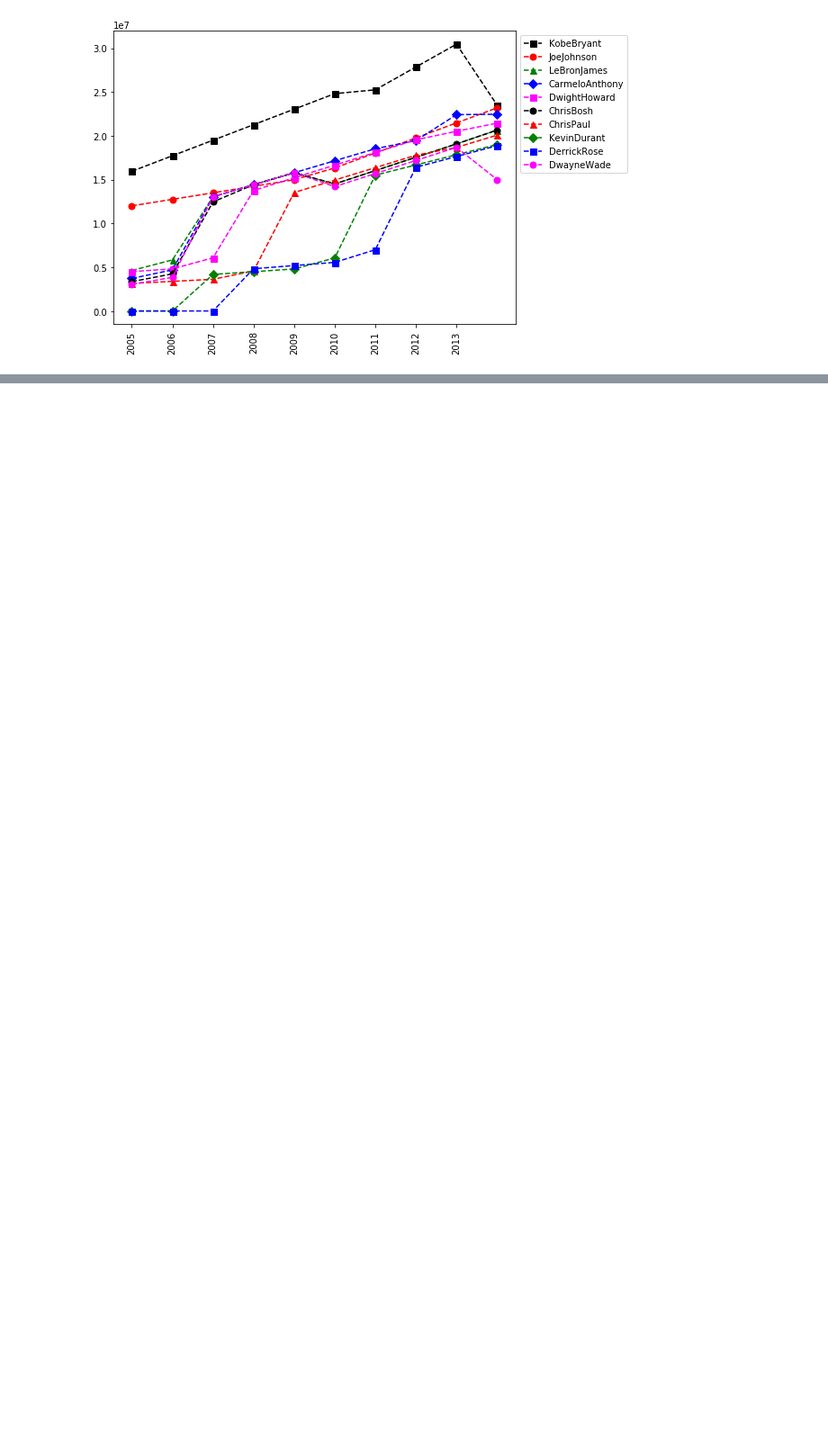
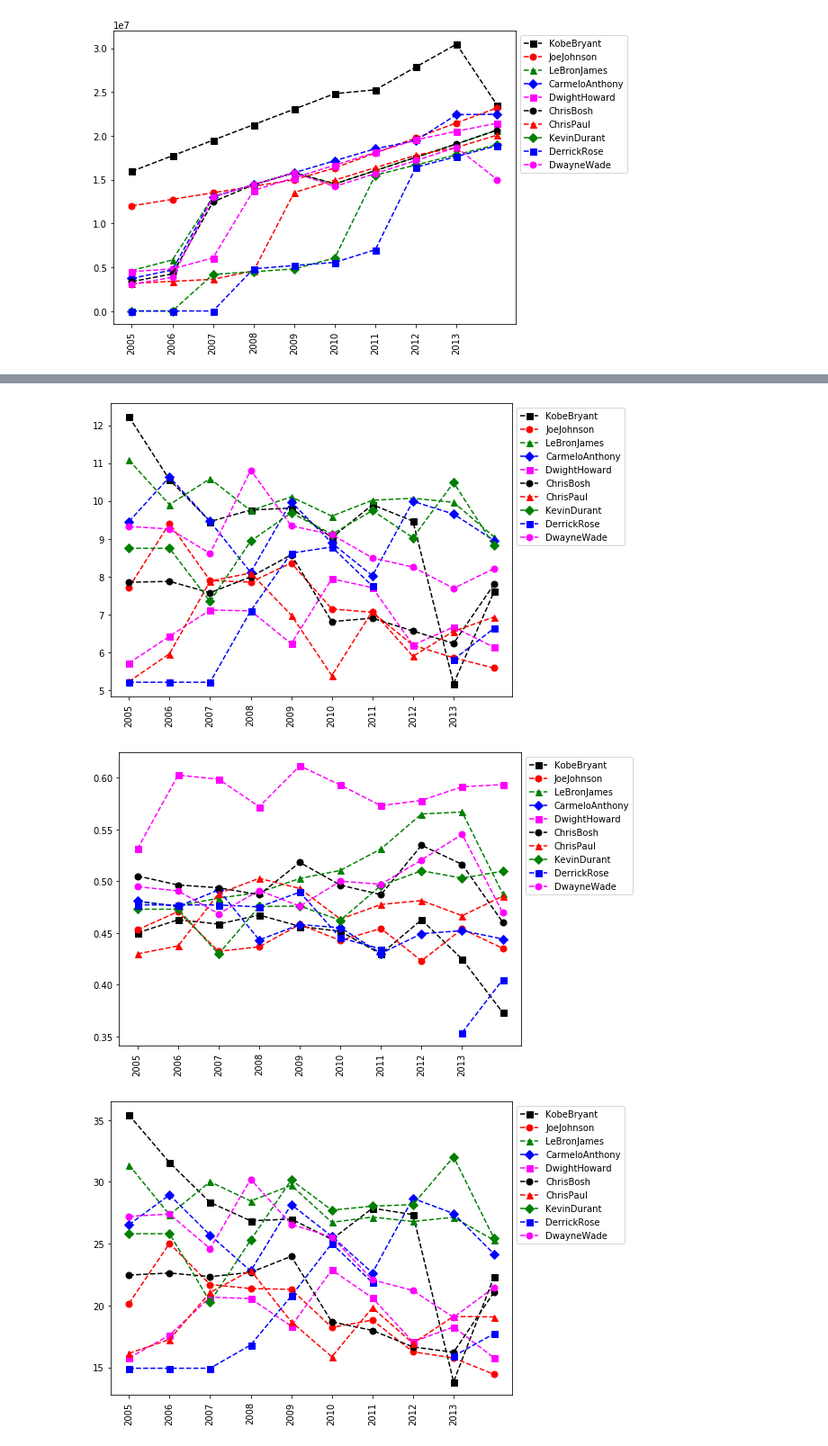
Before and after one commit to meda-cyber/Python_for_Data, a Jupyter notebook: Python for data with A-Z/Dataset of NBA/NBA_Player_Analysis.ipynb, the cells around one changed output, grey strips where cells are left out. Shown at 90% size. Saved outputs shown, nothing was run; the diff lists cells and outputs as text; code cells hidden in the pictures; blank space fills up the shorter version.

```diff
--- a/Python for data with A-Z/Dataset of NBA/NBA_Player_Analysis.ipynb
+++ b/Python for data with A-Z/Dataset of NBA/NBA_Player_Analysis.ipynb
@@ -545,0 +568,9 @@ myplot(Salary)
+# %%
+# IN-Game Metrics Normalized
+myplot(FieldGoals/Games)
+myplot(FieldGoals/FieldGoalAttempts)
+myplot(Points/Games)
+# %% [output]
+[figure, added]
+[figure, added]
+[figure, added]
```
Also changed, not shown: parts of 8 cells of this notebook, 5 other files.
